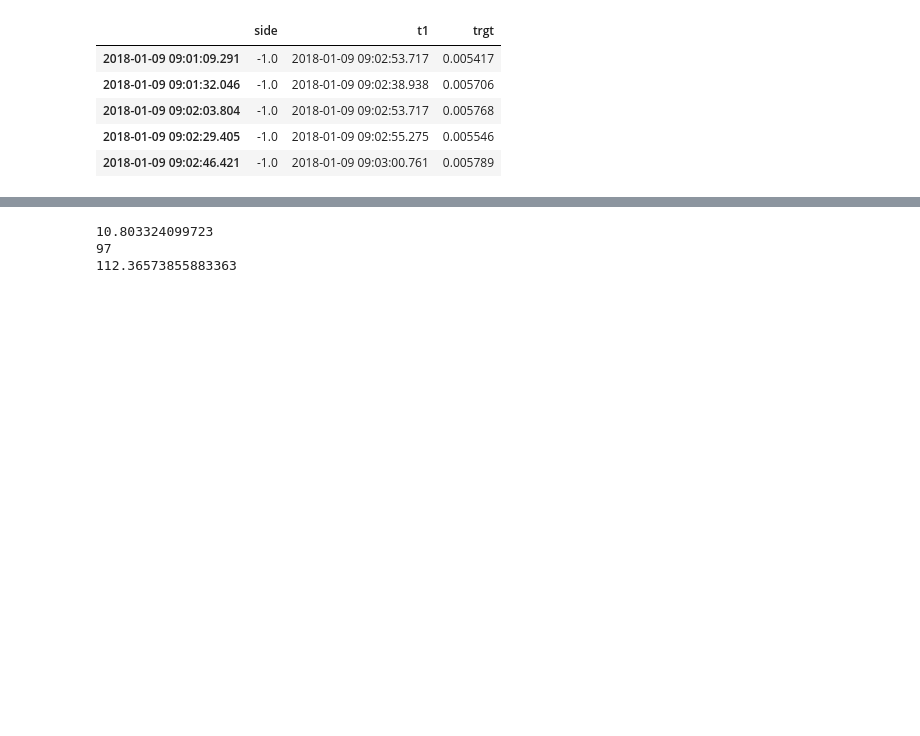
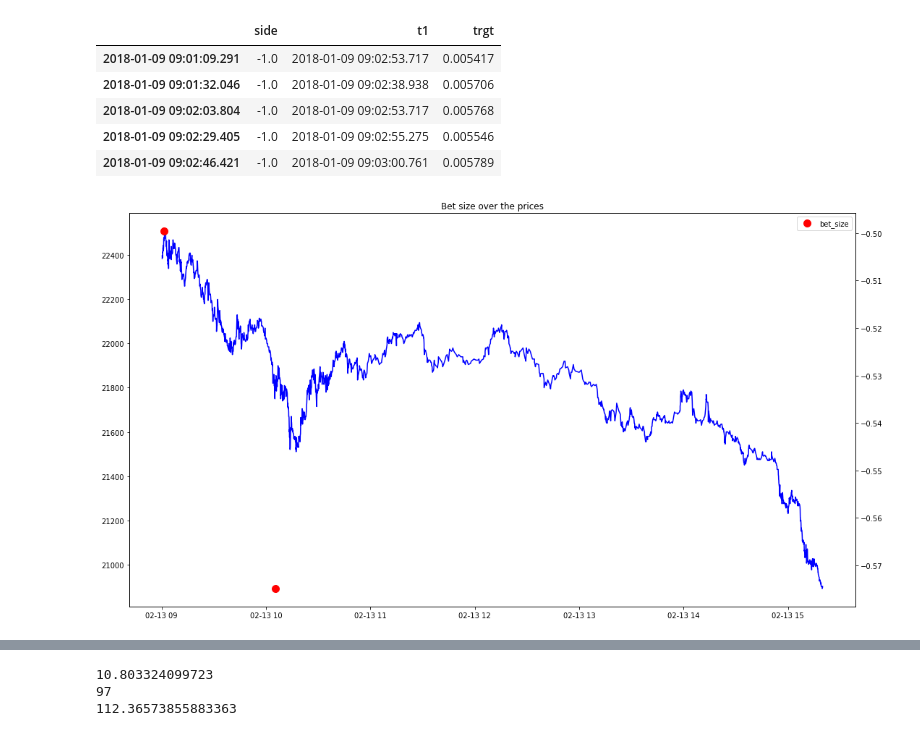
Before and after one commit to didw/ml_finance, a Jupyter notebook: practice/Ch10.ipynb, the cells around one changed output, grey strips where cells are left out. Drawn from its saved outputs; the diff is of its cells as text; code cells hidden in the pictures; blank space fills up the shorter version.

Commit message:
add plot

```diff
--- a/practice/Ch10.ipynb
+++ b/practice/Ch10.ipynb
@@ -370,3 +370,19 @@ triple_barrier_events.head()
 | 2018-01-09 09:02:46.421 | -1.0 | 2018-01-09 09:03:00.761 | 0.005789 |
 # %%
 bet_size = get_signal(y_df, triple_barrier_events)
+# %%
+def plot_bs(df, bs, desc='bet_size'):
+    fig, ax1 = plt.subplots(figsize=(18,10))
+    plt.title('Bet size over the prices')
+    ax1.plot(df.index, df['close'], label = 'Raw prices', color = 'blue')
+
+    ax2 = ax1.twinx()
+    ax2.plot(bs.index, bs, ls = '', markersize = 10, marker='o', color = 'red', label = desc)
+    fig.figsizes = (18,10)
+    plt.legend()
+    plt.show()
+# %%
+plot_date = '2018-02-13'
+plot_bs(dbar.loc[plot_date], bet_size.loc[plot_date])
+# %% [output]
+[figure, added]
```
Also changed, not shown: parts of 2 cells of this notebook.
